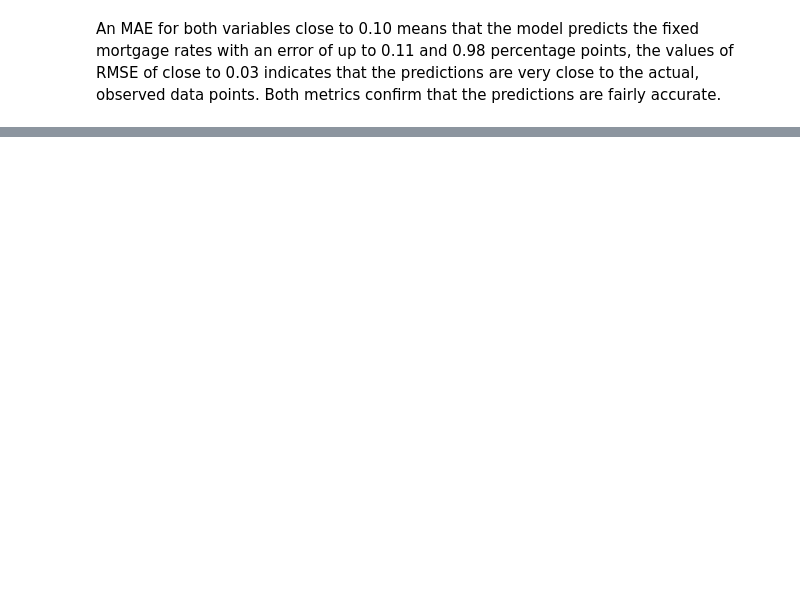
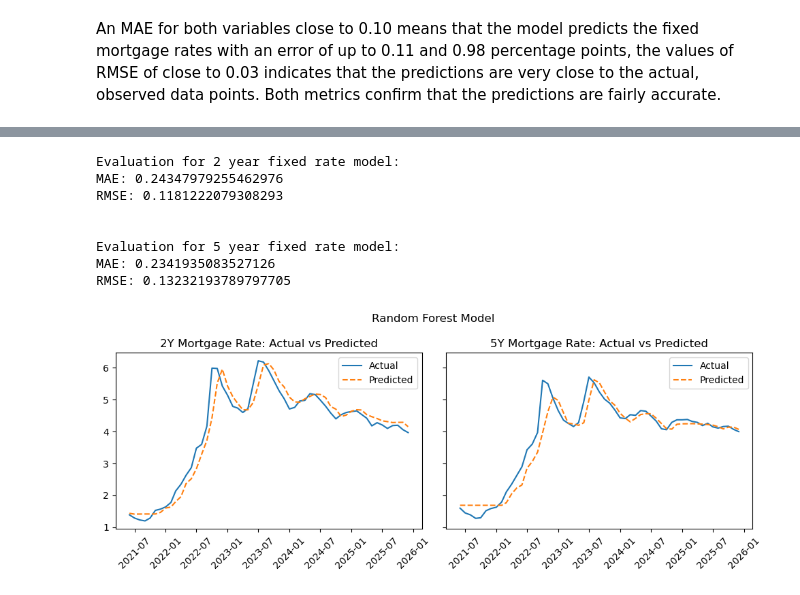
Before and after one commit to wilson-inacio/UK-Mortgage-Forecast-ML, a Jupyter notebook: UK Mortgage Rate Forecast.ipynb, the cells around one changed output, grey strips where cells are left out. Saved outputs shown, nothing was run; the diff lists cells and outputs as text; code cells hidden in the pictures; blank space fills up the shorter version.

```diff
--- a/UK Mortgage Rate Forecast.ipynb
+++ b/UK Mortgage Rate Forecast.ipynb
@@ -390,0 +393,54 @@ An MAE for both variables close to 0.10 means that the model predicts the fixed
+# %%
+# Implementing the RandomForestRegressor
+rfr_2y = RandomForestRegressor(random_state = 30,
+                            n_estimators = 300,
+                            max_depth = 5,
+                            min_samples_leaf = 5)
+rfr_5y = RandomForestRegressor(random_state = 30,
+                            n_estimators = 300,
+                            max_depth = 5,
+                            min_samples_leaf = 5)
+
+# Fitting and testing
+rfr_2y.fit(X2_train, y2_train)
+rfr_5y.fit(X5_train, y5_train)
+
+y2_pred = rfr_2y.predict(X2_test)
+y5_pred = rfr_5y.predict(X5_test)
+
+# Evaluating the models
+print('Evaluation for 2 year fixed rate model:')
+print('MAE:', mean_absolute_error(y2_test, y2_pred))
+print('RMSE:', mean_squared_error(y2_test, y2_pred))
+print('\n')
+print('Evaluation for 5 year fixed rate model:')
+print('MAE:', mean_absolute_error(y5_test, y5_pred))
+print('RMSE:', mean_squared_error(y5_test, y5_pred))
+
+# Visual representation
+fig, (ax2, ax5) = plt.subplots(nrows = 1, ncols = 2, figsize = (10,4), sharey = True)
+fig.suptitle('Random Forest Model')
+ax2.plot(y2_test.index, y2_test, label='Actual')
+ax2.plot(y2_test.index, y2_pred, label='Predicted', linestyle = '--')
+ax2.legend()
+ax2.set_title('2Y Mortgage Rate: Actual vs Predicted')
+ax2.tick_params(axis='x', rotation=45)
+
+ax5.plot(y5_test.index, y5_test, label='Actual')
+ax5.plot(y5_test.index, y5_pred, label='Predicted', linestyle = '--')
+ax5.legend()
+ax5.set_title('5Y Mortgage Rate: Actual vs Predicted')
+ax5.tick_params(axis='x', rotation=45)
+
+plt.tight_layout()
+plt.show()
+# %% [output]
+Evaluation for 2 year fixed rate model:
+MAE: 0.24347979255462976
+RMSE: 0.1181222079308293
+
+
+Evaluation for 5 year fixed rate model:
+MAE: 0.2341935083527126
+RMSE: 0.13232193789797705
+[figure, added]
```
Also changed, not shown: parts of 8 cells of this notebook.
